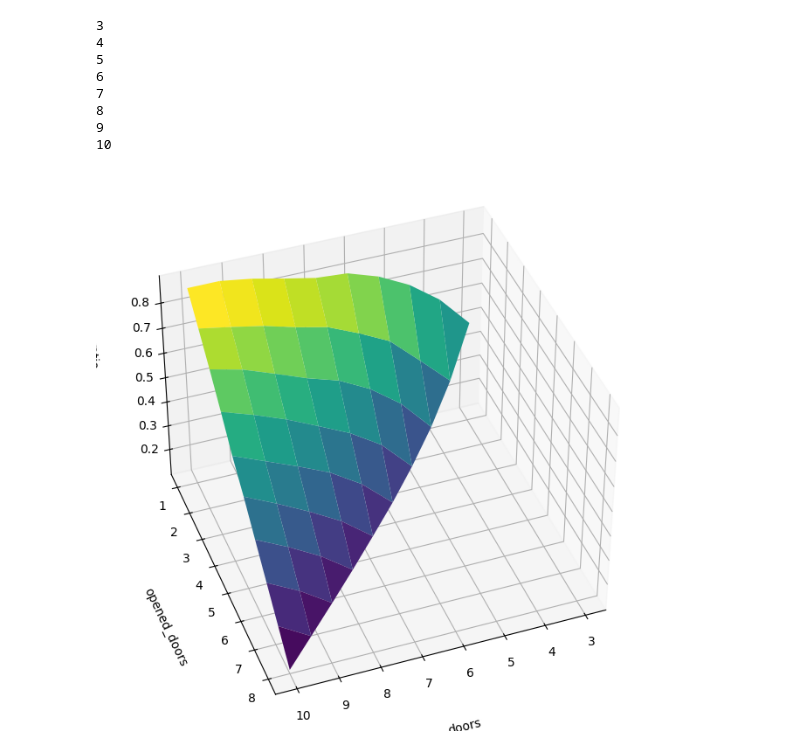
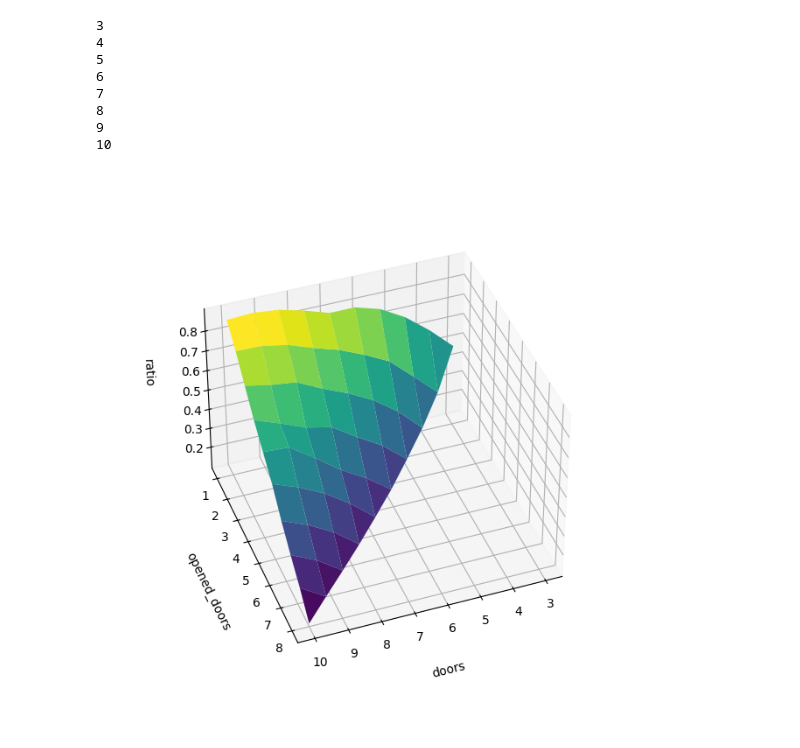
Before and after one commit to Diego-Albano/astrostatistics_bicocca_2024, a Jupyter notebook: working/W2/W2-4.ipynb, the cells around one changed output. Saved outputs shown, nothing was run; the diff lists cells and outputs as text; code cells hidden in the pictures.

Commit message:
zoomed out graph

```diff
--- a/working/W2/W2-4.ipynb
+++ b/working/W2/W2-4.ipynb
@@ -9,7 +9,7 @@ from mpl_toolkits.mplot3d import Axes3D
 
 
 number_of_doors = 10     #n>3    the program goes as n^2 times the number of tries
-tries = 100000
+tries = 10000
 
 x = []      #number of doors
 y = []      #number of opened_doors
@@ -69,31 +69,32 @@ for p in range(3, number_of_doors + 1):     #start from 3 doors so 0, 1 and 2
 
             if keeper == winning_door:
                 keeper_score = keeper_score + 1
 
             if switcher == winning_door:
                 switcher_score = switcher_score + 1
 
         ratio = float(keeper_score/switcher_score)
         z.append(ratio)
 
 plotx,ploty, = np.meshgrid(np.linspace(np.min(x),np.max(x),10),np.linspace(np.min(y),np.max(y),10))
 plotz = interp.griddata((x,y),z,(plotx,ploty),method='linear')
 
 fig = plt.figure(figsize = (8,10))
 ax = fig.add_subplot(111, projection='3d')
 ax.plot_surface(plotx,ploty,plotz,cstride=1,rstride=1,cmap='viridis')
 ax.set_xlabel('doors', labelpad=20)
 ax.set_ylabel('opened_doors', labelpad=20)
 ax.set_zlabel('ratio', labelpad=20)
 ax.view_init(40, 70)
+ax.set_box_aspect(aspect=None, zoom=0.8)
 #print(x , y, z)
 # %% [output]
 3
 4
 5
 6
 7
 8
 9
 10
-[figure, old version]
+[figure, new version]
```
